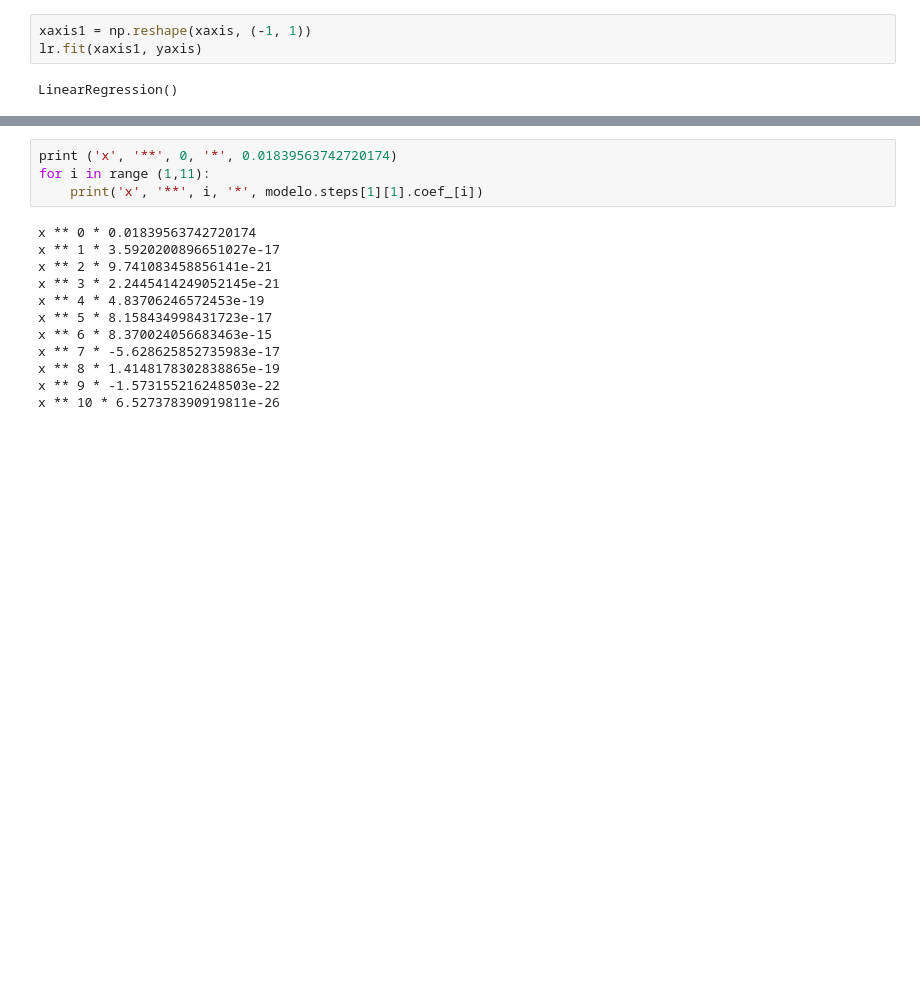
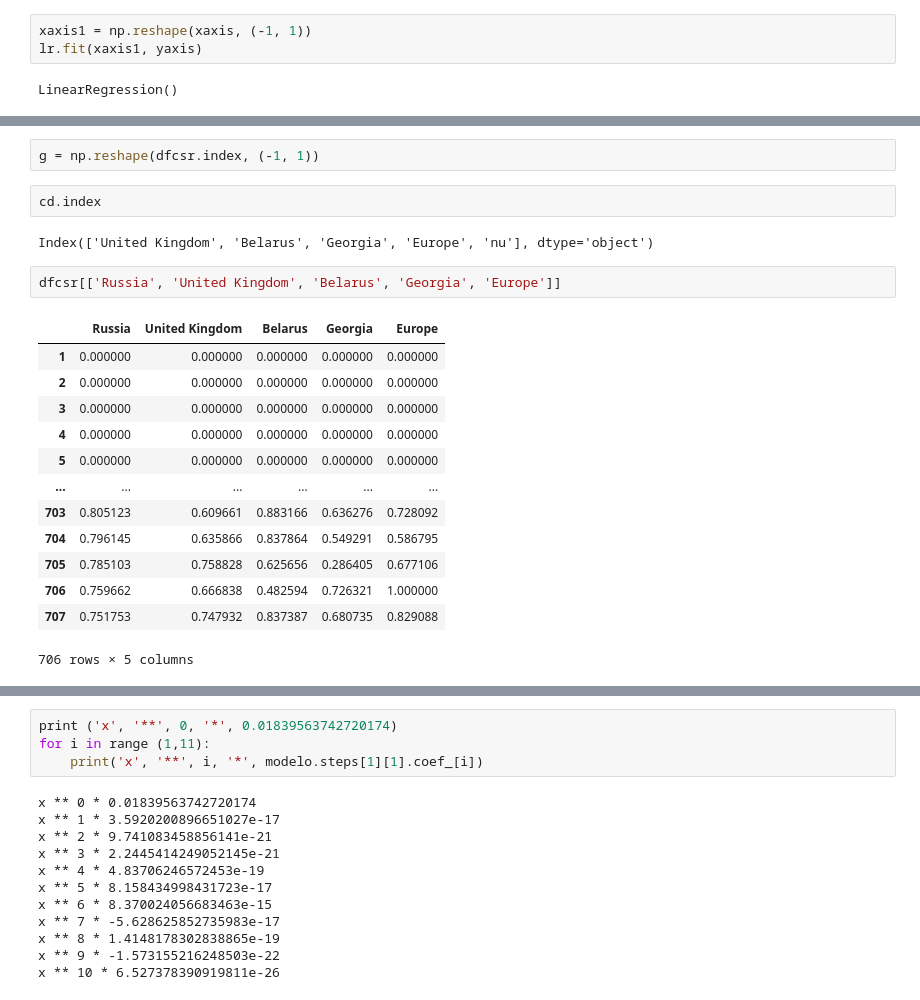
Before and after one commit to ZelshaR/Project, a Jupyter notebook: NoteBooks/Predict.ipynb, the cells around one changed output, grey strips where cells are left out. Drawn from its saved outputs; the diff is of its cells as text; blank space fills up the shorter version.

```diff
--- a/NoteBooks/Predict.ipynb
+++ b/NoteBooks/Predict.ipynb
@@ -116,3 +112,25 @@ ValueError: x and y must be the same size
+# %%
+g = np.reshape(dfcsr.index, (-1, 1))
+# %%
+cd.index
+# %% [output]
+Index(['United Kingdom', 'Belarus', 'Georgia', 'Europe', 'nu'], dtype='object')
+# %%
+dfcsr[['Russia', 'United Kingdom', 'Belarus', 'Georgia', 'Europe']]
+# %% [output]
+|  | Russia | United Kingdom | Belarus | Georgia | Europe |
+| 1 | 0.000000 | 0.000000 | 0.000000 | 0.000000 | 0.000000 |
+| 2 | 0.000000 | 0.000000 | 0.000000 | 0.000000 | 0.000000 |
+| 3 | 0.000000 | 0.000000 | 0.000000 | 0.000000 | 0.000000 |
+| 4 | 0.000000 | 0.000000 | 0.000000 | 0.000000 | 0.000000 |
+| 5 | 0.000000 | 0.000000 | 0.000000 | 0.000000 | 0.000000 |
+| ... | ... | ... | ... | ... | ... |
+| 703 | 0.805123 | 0.609661 | 0.883166 | 0.636276 | 0.728092 |
+| 704 | 0.796145 | 0.635866 | 0.837864 | 0.549291 | 0.586795 |
+| 705 | 0.785103 | 0.758828 | 0.625656 | 0.286405 | 0.677106 |
+| 706 | 0.759662 | 0.666838 | 0.482594 | 0.726321 | 1.000000 |
+| 707 | 0.751753 | 0.747932 | 0.837387 | 0.680735 | 0.829088 |
+706 rows × 5 columns
 # %%
 rmses = []
 #enumerate = [i for i in range(10)]
```
Also changed, not shown: parts of 13 cells of this notebook, 7 other files.
